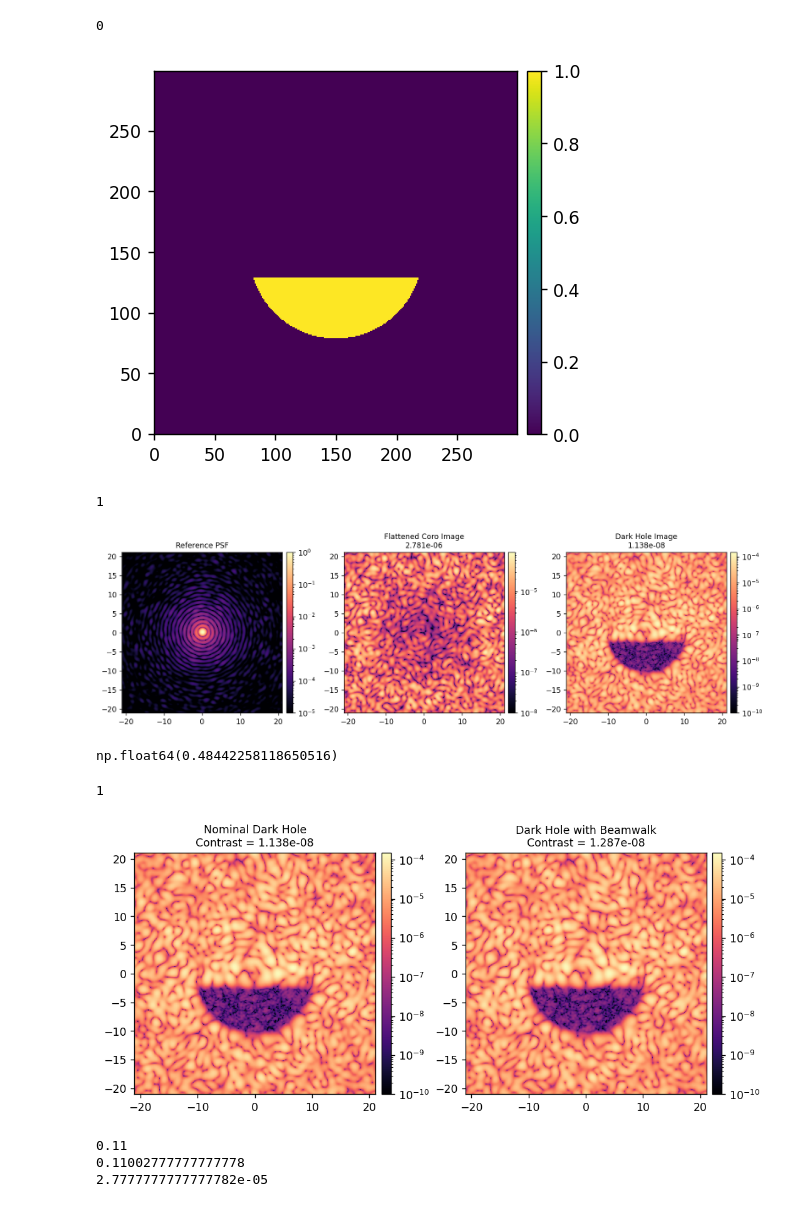
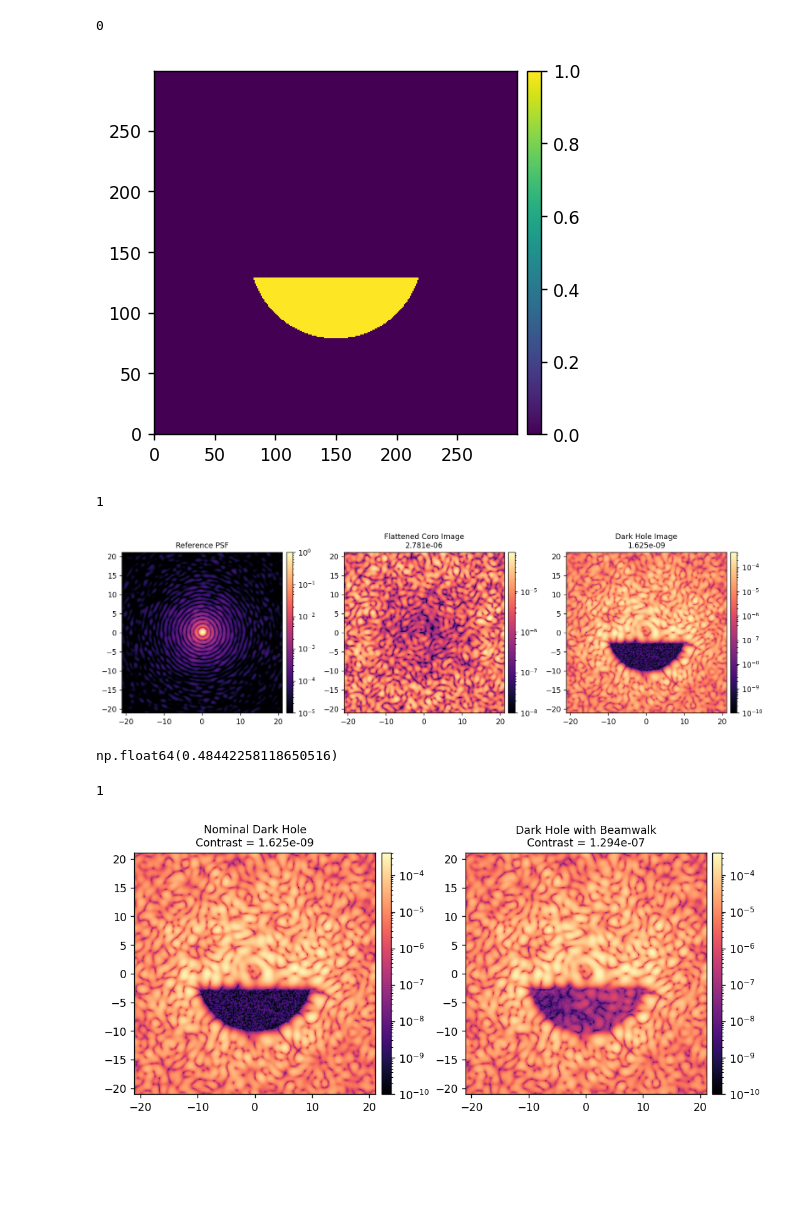
Before and after one commit to kian1377/esc-fresnel, a Jupyter notebook: notebooks/esc_fresnel_beamwalk_2.ipynb, the cells around one changed output. Cells and saved outputs as stored; diff of their text form; code cells hidden in the pictures; blank space fills up the shorter version.

```diff
--- a/notebooks/esc_fresnel_beamwalk_2.ipynb
+++ b/notebooks/esc_fresnel_beamwalk_2.ipynb
@@ -36,7 +36,7 @@ import esc_fresnel.esc_fresnel as esc
 import esc_fresnel.esc_optics as esc_optics
 
 dm_flat = utils.load_fits(esc_fresnel.path/'dm-commands/esc_fresnel_dm_flat.fits')
-dh_command = utils.load_fits(esc_fresnel.path/'dm-commands/esc_fresnel_dm_dh_command_1e-8.fits')
+dh_command = utils.load_fits(esc_fresnel.path/'dm-commands/esc_fresnel_dm_dh_command_1e-9.fits')
 # dh_command = utils.load_fits(esc_fresnel.path/'dm-commands/esc_fresnel_dm_dh_command_1e-9.fits')
 # dh_command = utils.load_fits(esc_fresnel.path/'dm-commands/esc_fresnel_dm_dh_command_6e-10.fits')
 # %% [output]
@@ -133,50 +133,34 @@ imshow(
 0
 [figure]
 1
-[figure, old version]
+[figure, new version]
 # %%
 (30*u.mas / M.as_per_lamD).decompose().value
 # %% [output]
 np.float64(0.48442258118650516)
 # %%
-xoffset = -0.
-yoffset = -0.1
+xoffset = -1
+yoffset = 1
 
 M.source_offset = (0, 0)
 M.set_fsm( [0,0] )
 M.reset_dm()
 M.set_dm(dh_command, channel=3)
 dh0 = M.snap()
 contrast0 = xp.mean(dh0[coro_mask])
 
 M.source_offset = (xoffset, yoffset)
-M.set_fsm( -np.array([xoffset, yoffset]) )
+M.set_fsm( -np.float64(np.array([xoffset, yoffset])) )
 dh_with_beamwalk = M.snap()
 contrast_with_beamwalk = xp.mean(dh_with_beamwalk[coro_mask])
 
 imshow(
     [dh0, dh_with_beamwalk],
     titles=[f'Nominal Dark Hole\nContrast = {contrast0:.3e}', f'Dark Hole with Beamwalk\nContrast = {contrast_with_beamwalk:.3e}'],
     norms=[LogNorm(1e-10)]*2,
     cmaps=['magma']*2,
     pxscls=[M.camsci_pxscl_lamDc]*2,
-
 )
 # %% [output]
 1
-[figure, old version]
+[figure, new version]
-# %%
-tilt = 100*u.mas
-
-x_field_bias = 1.100000000000000E-001
-y_field_bias = 0
-x_field_with_tilt = x_field_bias + tilt.to_value(u.degree)
-y_field_with_tilt = y_field_bias + tilt.to_value(u.degree)
-print(x_field_bias)
-
-print(x_field_with_tilt)
-print(y_field_with_tilt)
-# %% [output]
-0.11
-0.11002777777777778
-2.7777777777777782e-05
```
Also changed, not shown: parts of 15 cells of this notebook, 4 other files.
